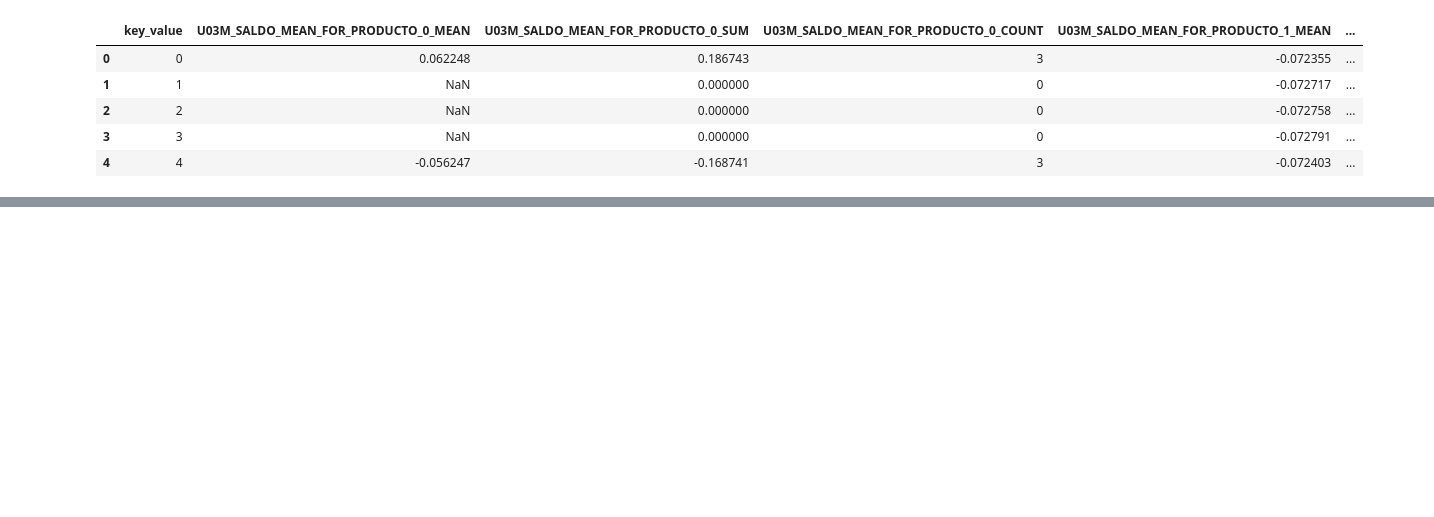
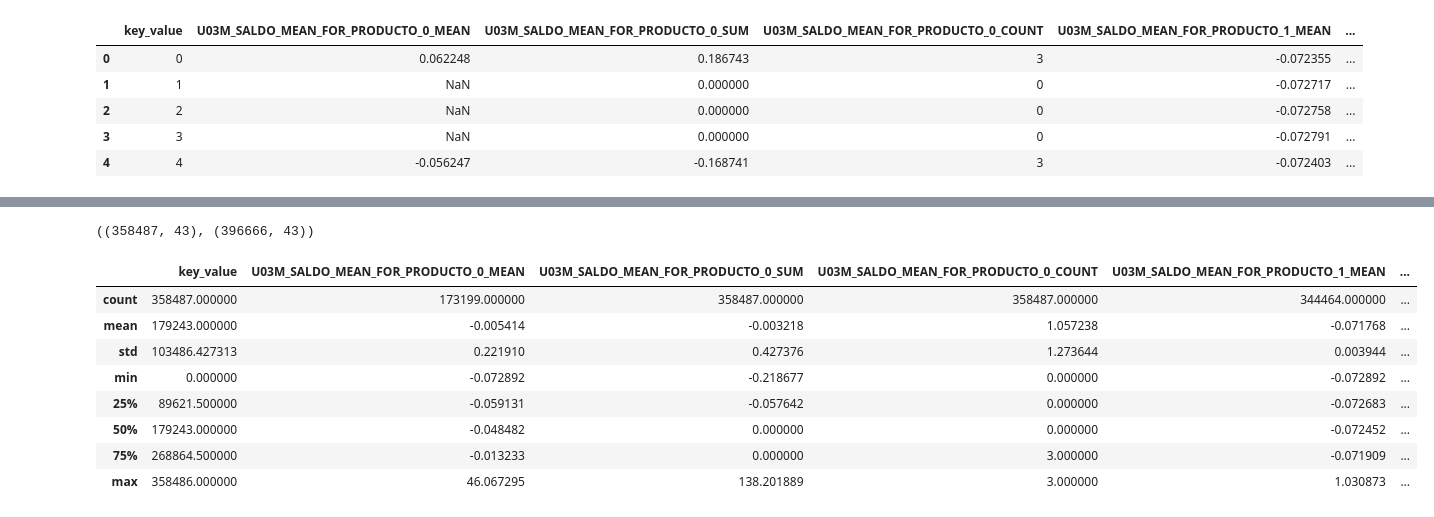
Before and after one commit to mlaricobar/solution-datathon-interbank-2020, a Jupyter notebook: [03] Feature Engineering.ipynb, the cells around one changed output, grey strips where cells are left out. Cells and saved outputs as stored; diff of their text form; code cells hidden in the pictures; blank space fills up the shorter version.

```diff
--- a/[03] Feature Engineering.ipynb
+++ b/[03] Feature Engineering.ipynb
@@ -76,5 +47,5 @@ df_rcc_train.head()
 # %%
-top_freq_products = [1, 2, 3, 8, 4, 0, 6]
+top_freq_products = [1, 2, 3, 8, 255, 4, 0, 6]
 top_propensity_products = [12, 17, 18, 25, 20]
 low_propensity_products = [32, 33, 35, 36, 37, 38, 40, 41]
 list_product = top_freq_products + top_propensity_products + low_propensity_products
@@ -167,0 +160,16 @@ df_rcc_agg.head()
+# %%
+df_rcc_agg.shape, df_rcc_test_agg.shape
+# %% [output]
+((358487, 43), (396666, 43))
+# %%
+df_rcc_agg.describe()
+# %% [output]
+|  | key_value | U03M_SALDO_MEAN_FOR_PRODUCTO_0_MEAN | U03M_SALDO_MEAN_FOR_PRODUCTO_0_SUM | U03M_SALDO_MEAN_FOR_PRODUCTO_0_COUNT | U03M_SALDO_MEAN_FOR_PRODUCTO_1_MEAN | ... |
+| count | 358487.000000 | 173199.000000 | 358487.000000 | 358487.000000 | 344464.000000 | ... |
+| mean | 179243.000000 | -0.005414 | -0.003218 | 1.057238 | -0.071768 | ... |
+| std | 103486.427313 | 0.221910 | 0.427376 | 1.273644 | 0.003944 | ... |
+| min | 0.000000 | -0.072892 | -0.218677 | 0.000000 | -0.072892 | ... |
+| 25% | 89621.500000 | -0.059131 | -0.057642 | 0.000000 | -0.072683 | ... |
+| 50% | 179243.000000 | -0.048482 | 0.000000 | 0.000000 | -0.072452 | ... |
+| 75% | 268864.500000 | -0.013233 | 0.000000 | 3.000000 | -0.071909 | ... |
+| max | 358486.000000 | 46.067295 | 138.201889 | 3.000000 | 1.030873 | ... |
```
Also changed, not shown: parts of 26 cells of this notebook.
